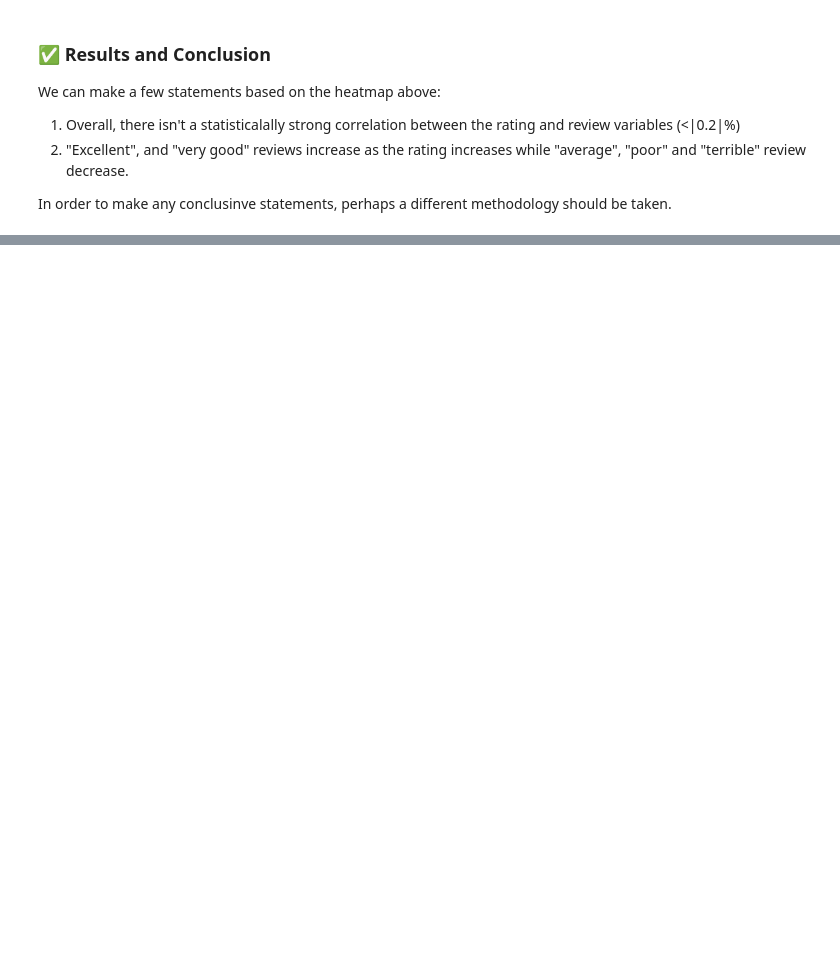
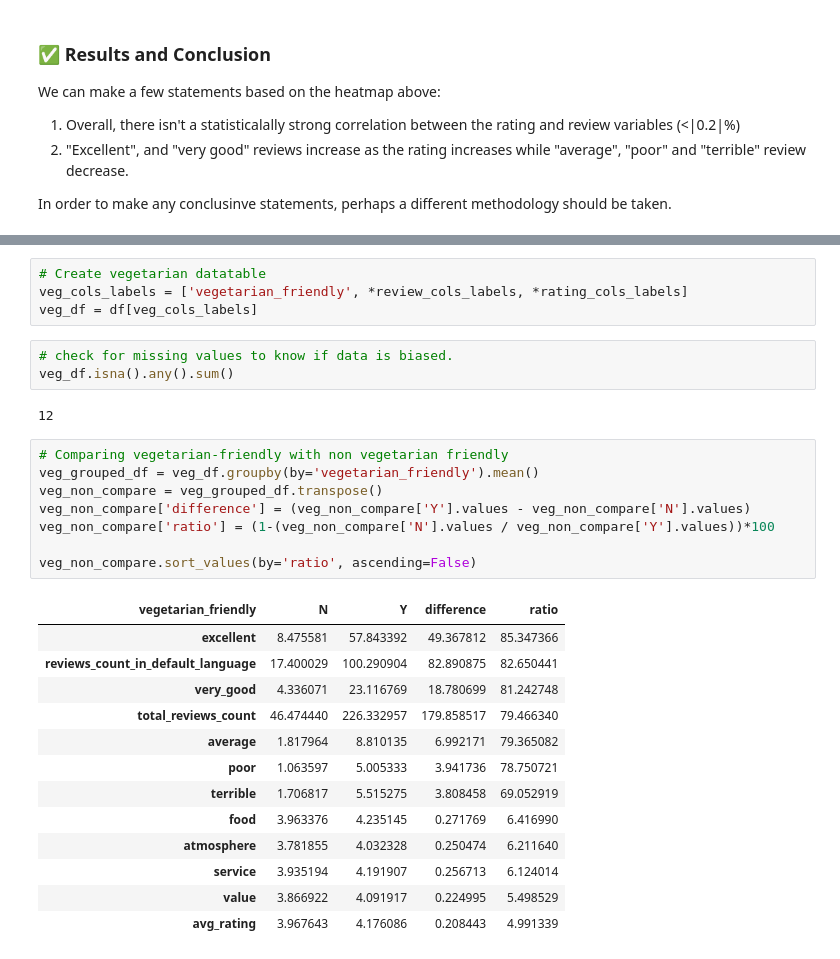
Before and after one commit to nablosos/food-data-analysis, a Jupyter notebook: project.ipynb, the cells around one changed output, grey strips where cells are left out. Drawn from its saved outputs; the diff is of its cells as text; blank space fills up the shorter version.

```diff
--- a/project.ipynb
+++ b/project.ipynb
@@ -356,0 +377,31 @@ In order to make any conclusinve statements, perhaps a different methodology sho
+# %%
+# Create vegetarian datatable
+veg_cols_labels = ['vegetarian_friendly', *review_cols_labels, *rating_cols_labels]
+veg_df = df[veg_cols_labels]
+# %%
+# check for missing values to know if data is biased.
+veg_df.isna().any().sum()
+# %% [output]
+12
+# %%
+# Comparing vegetarian-friendly with non vegetarian friendly
+veg_grouped_df = veg_df.groupby(by='vegetarian_friendly').mean()
+veg_non_compare = veg_grouped_df.transpose()
+veg_non_compare['difference'] = (veg_non_compare['Y'].values - veg_non_compare['N'].values)
+veg_non_compare['ratio'] = (1-(veg_non_compare['N'].values / veg_non_compare['Y'].values))*100
+
+veg_non_compare.sort_values(by='ratio', ascending=False)
+# %% [output]
+| vegetarian_friendly | N | Y | difference | ratio |
+| excellent | 8.475581 | 57.843392 | 49.367812 | 85.347366 |
+| reviews_count_in_default_language | 17.400029 | 100.290904 | 82.890875 | 82.650441 |
+| very_good | 4.336071 | 23.116769 | 18.780699 | 81.242748 |
+| total_reviews_count | 46.474440 | 226.332957 | 179.858517 | 79.466340 |
+| average | 1.817964 | 8.810135 | 6.992171 | 79.365082 |
+| poor | 1.063597 | 5.005333 | 3.941736 | 78.750721 |
+| terrible | 1.706817 | 5.515275 | 3.808458 | 69.052919 |
+| food | 3.963376 | 4.235145 | 0.271769 | 6.416990 |
+| atmosphere | 3.781855 | 4.032328 | 0.250474 | 6.211640 |
+| service | 3.935194 | 4.191907 | 0.256713 | 6.124014 |
+| value | 3.866922 | 4.091917 | 0.224995 | 5.498529 |
+| avg_rating | 3.967643 | 4.176086 | 0.208443 | 4.991339 |
```
Also changed, not shown: parts of 2 cells of this notebook.
